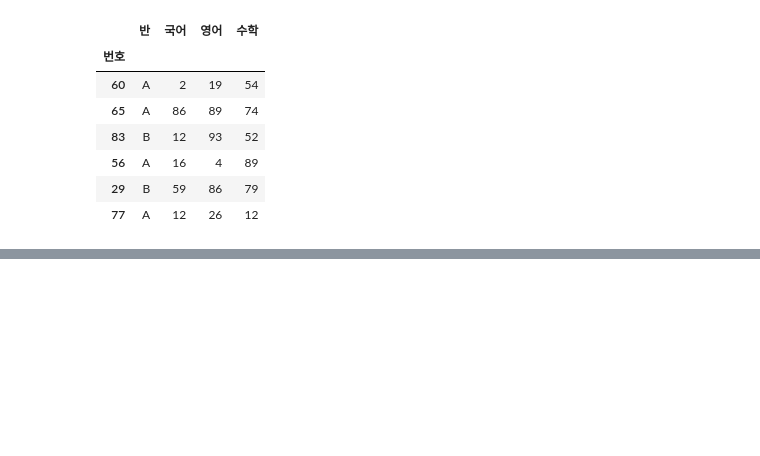
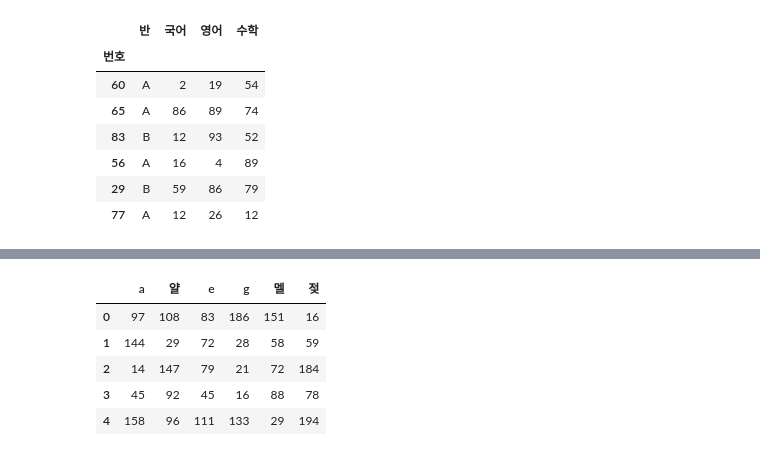
Before and after one commit to vvbshvv/12.22-, a Jupyter notebook: 연습2.ipynb, the cells around one changed output, grey strips where cells are left out. Saved outputs shown, nothing was run; the diff lists cells and outputs as text; code cells hidden in the pictures; blank space fills up the shorter version.

```diff
--- a/연습2.ipynb
+++ b/연습2.ipynb
@@ -136,0 +147,10 @@ df_score3.set_index('번호')
+# %%
+df2 = pd.DataFrame(np.random.randint(1,200,30).reshape(5,6), columns=['a','얄','e','g','멜','젖'])
+df2
+# %% [output]
+|  | a | 얄 | e | g | 멜 | 젖 |
+| 0 | 97 | 108 | 83 | 186 | 151 | 16 |
+| 1 | 144 | 29 | 72 | 28 | 58 | 59 |
+| 2 | 14 | 147 | 79 | 21 | 72 | 184 |
+| 3 | 45 | 92 | 45 | 16 | 88 | 78 |
+| 4 | 158 | 96 | 111 | 133 | 29 | 194 |
```
Also changed, not shown: parts of 1 cell of this notebook.
